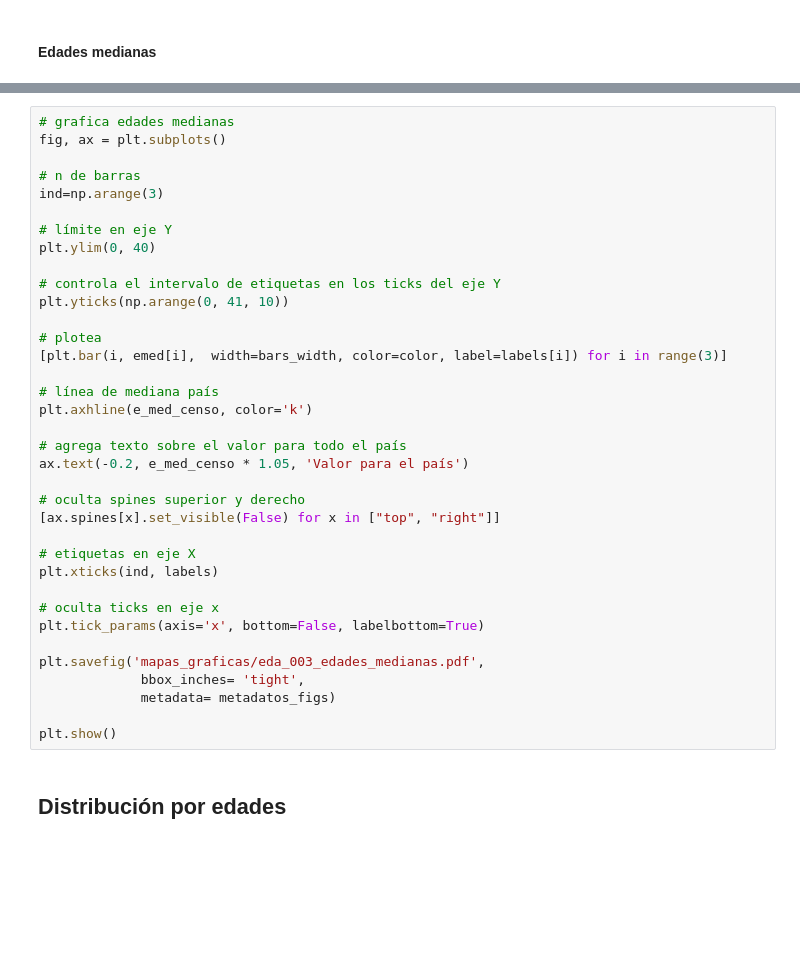
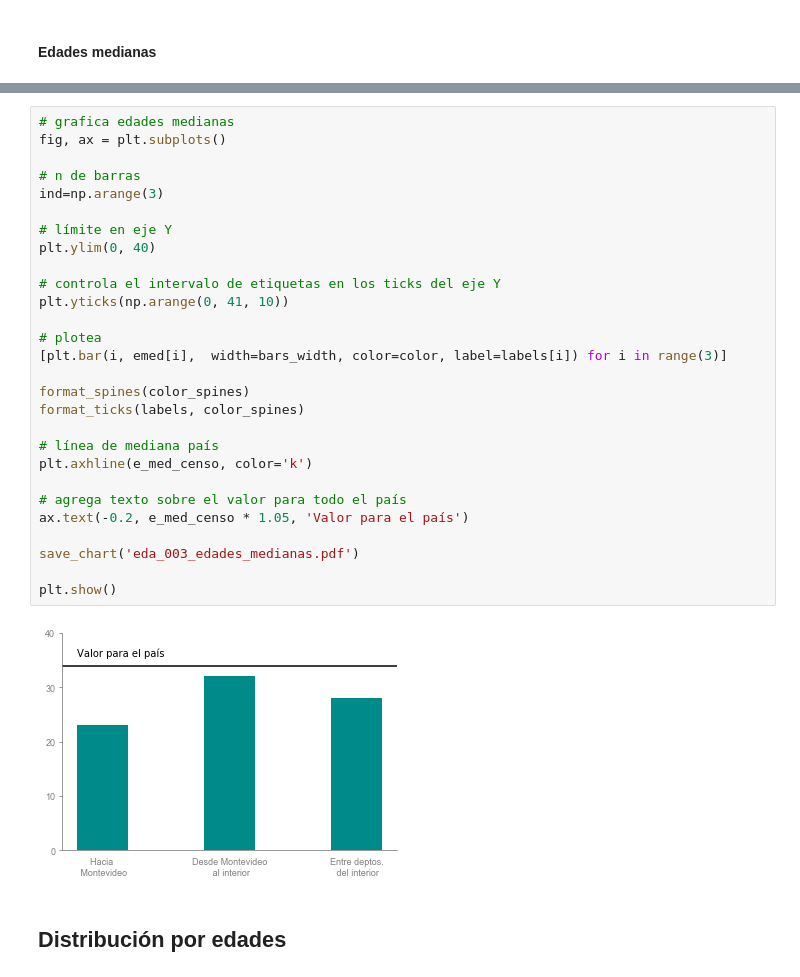
Before and after one commit to guillermodangelo/tesis, a Jupyter notebook: 02-eda.ipynb, the cells around one changed output, grey strips where cells are left out. Cells and saved outputs as stored; diff of their text form; blank space fills up the shorter version.

```diff
--- a/02-eda.ipynb
+++ b/02-eda.ipynb
@@ -291,39 +302,33 @@ printmd("""Las edades medianas son **{}**, **{}** y **{}** años respectivamente
 # %%
 # grafica edades medianas
 fig, ax = plt.subplots()
 
 # n de barras
 ind=np.arange(3)
 
 # límite en eje Y
 plt.ylim(0, 40)
 
 # controla el intervalo de etiquetas en los ticks del eje Y
 plt.yticks(np.arange(0, 41, 10))
 
 # plotea
 [plt.bar(i, emed[i],  width=bars_width, color=color, label=labels[i]) for i in range(3)]
 
+format_spines(color_spines)
+format_ticks(labels, color_spines)
+
 # línea de mediana país
 plt.axhline(e_med_censo, color='k')
 
 # agrega texto sobre el valor para todo el país
 ax.text(-0.2, e_med_censo * 1.05, 'Valor para el país')
 
-# oculta spines superior y derecho
-[ax.spines[x].set_visible(False) for x in ["top", "right"]]
-
-# etiquetas en eje X
-plt.xticks(ind, labels)
-
-# oculta ticks en eje x
-plt.tick_params(axis='x', bottom=False, labelbottom=True)
-
-plt.savefig('mapas_graficas/eda_003_edades_medianas.pdf',
-             bbox_inches= 'tight',
-             metadata= metadatos_figs)
+save_chart('eda_003_edades_medianas.pdf')
 
 plt.show()
+# %% [output]
+[figure, added]
 # %% [markdown]
 ## Distribución por edades
 # %% [markdown]
```
Also changed, not shown: parts of 11 cells of this notebook, 10 other files.
